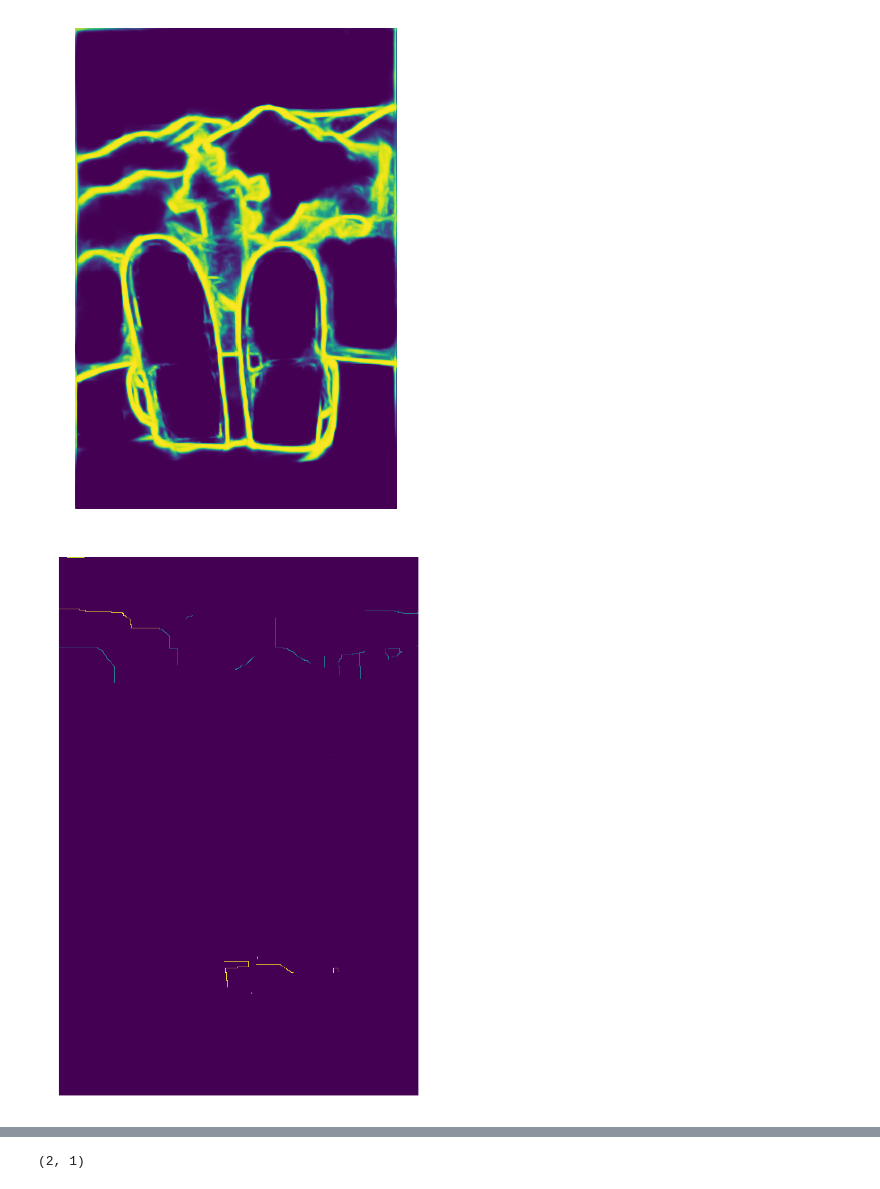
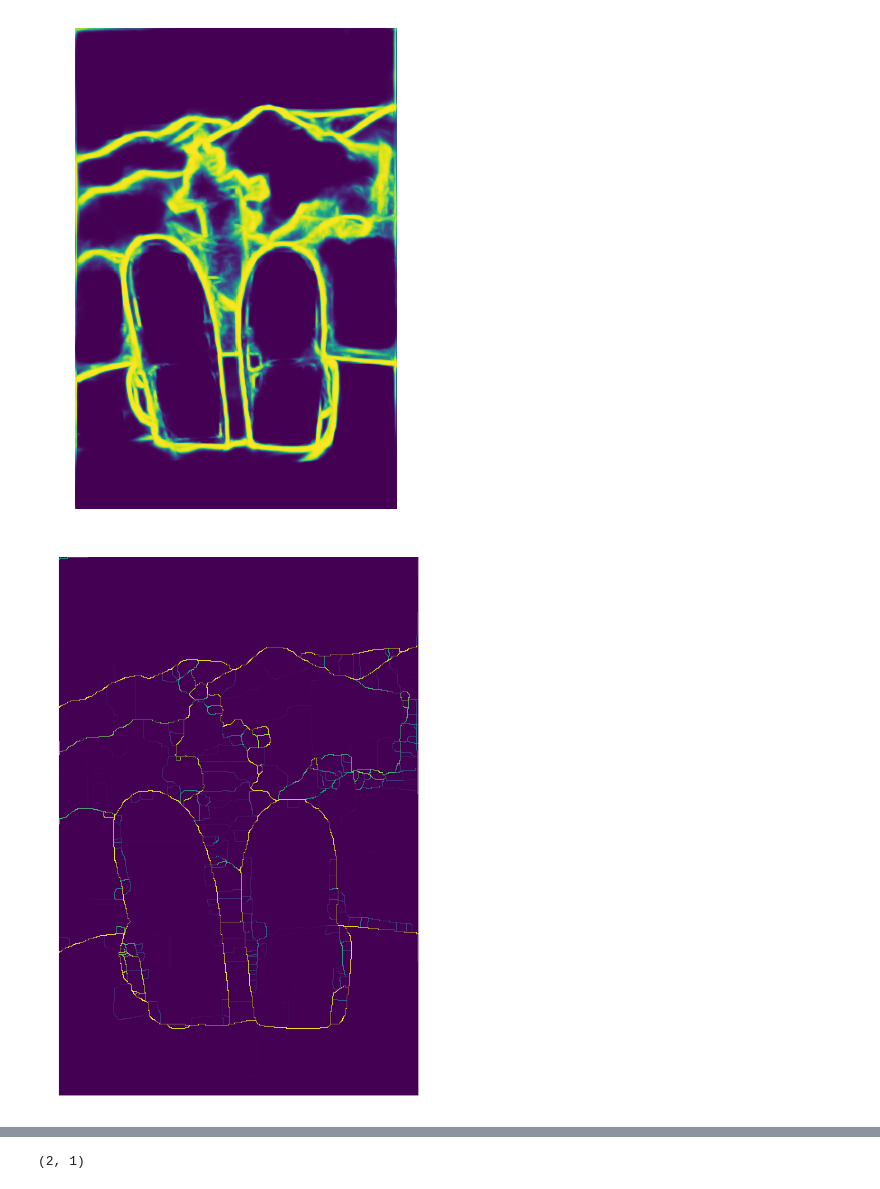
Before and after one commit to higra/Higra, a Jupyter notebook: notebooks/Test.ipynb, the cells around one changed output, grey strips where cells are left out. Drawn from its saved outputs; the diff is of its cells as text; code cells hidden in the pictures.

```diff
--- a/notebooks/Test.ipynb
+++ b/notebooks/Test.ipynb
@@ -59,14 +59,13 @@ edge_orientations = hg.weight_graph(graph, gradient_orientation, hg.WeightFuncti
 # %%
 #%%timeit
 tree = hg.mean_pb_hierarchy(graph, edge_weights=edge_weights)
 rag = hg.get_attribute(tree, "leaf_graph")
-sm_rag = hg.saliency(tree)
-sm_graph = hg.rag_back_project_edge_weights(rag, sm_rag)
+sm_graph = hg.saliency(tree)
 sm_viz = hg.graph_4_adjacency_2_khalimsky(graph, edge_weights=sm_graph)
 sm_viz = 1./(1+np.exp(-4*(sm_viz-0.8)))
 imshow(sm_viz)
 # %% [output]
-[figure, old version]
+[figure, new version]
 # %%
 #%%timeit
 tree = hg.mean_pb_hierarchy(graph, edge_weights=edge_weights, edge_orientations=edge_orientations)
```
Also changed, not shown: parts of 8 cells of this notebook, 10 other files.
